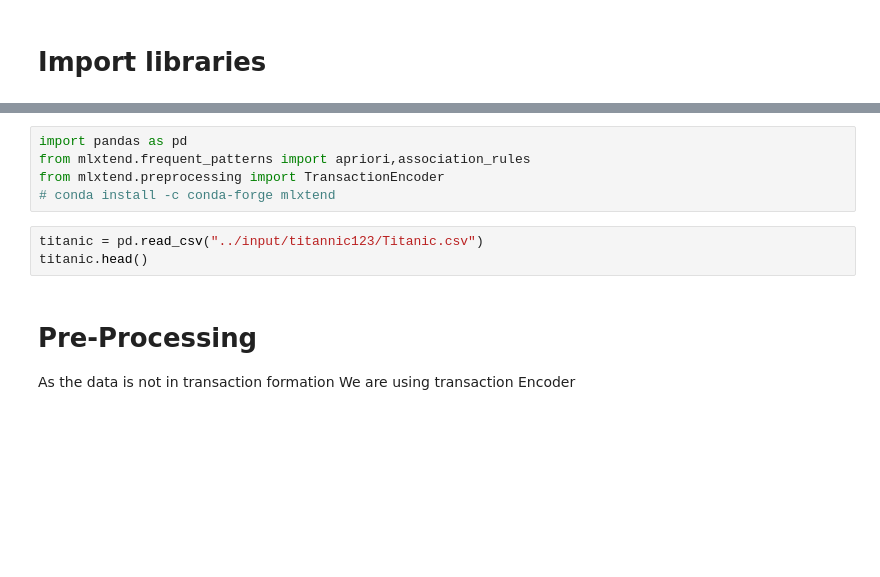
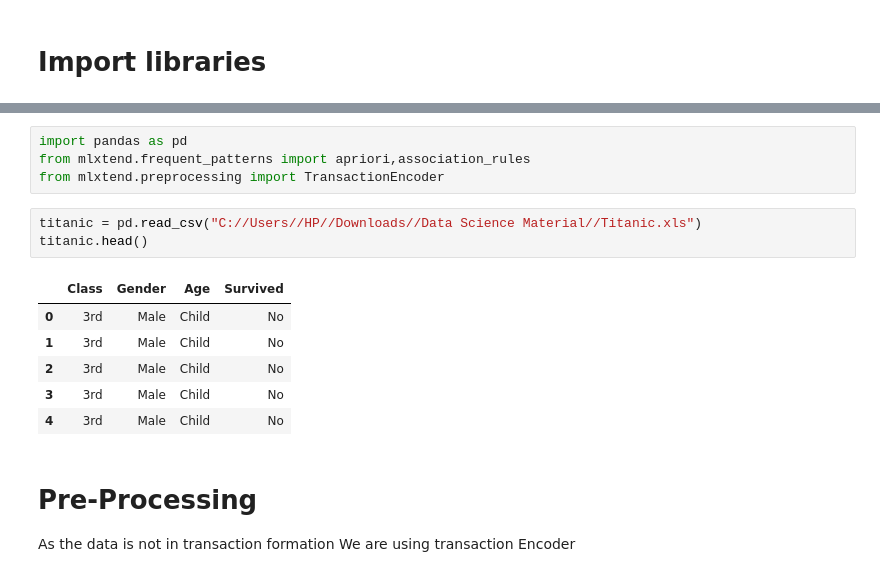
Before and after one commit to Anchal-Saxena/Association-rules, a Jupyter notebook: association-new.ipynb, the cells around one changed output, grey strips where cells are left out. Drawn from its saved outputs; the diff is of its cells as text; blank space fills up the shorter version.

```diff
--- a/association-new.ipynb
+++ b/association-new.ipynb
@@ -6,10 +24,16 @@
 import pandas as pd
 from mlxtend.frequent_patterns import apriori,association_rules
 from mlxtend.preprocessing import TransactionEncoder
-# conda install -c conda-forge mlxtend
 # %%
-titanic = pd.read_csv("../input/titannic123/Titanic.csv")
+titanic = pd.read_csv("C://Users//HP//Downloads//Data Science Material//Titanic.xls")
 titanic.head()
+# %% [output]
+|  | Class | Gender | Age | Survived |
+| 0 | 3rd | Male | Child | No |
+| 1 | 3rd | Male | Child | No |
+| 2 | 3rd | Male | Child | No |
+| 3 | 3rd | Male | Child | No |
+| 4 | 3rd | Male | Child | No |
 # %% [markdown]
 # Pre-Processing
 As the data is not in transaction formation
```
Also changed, not shown: parts of 6 cells of this notebook.
